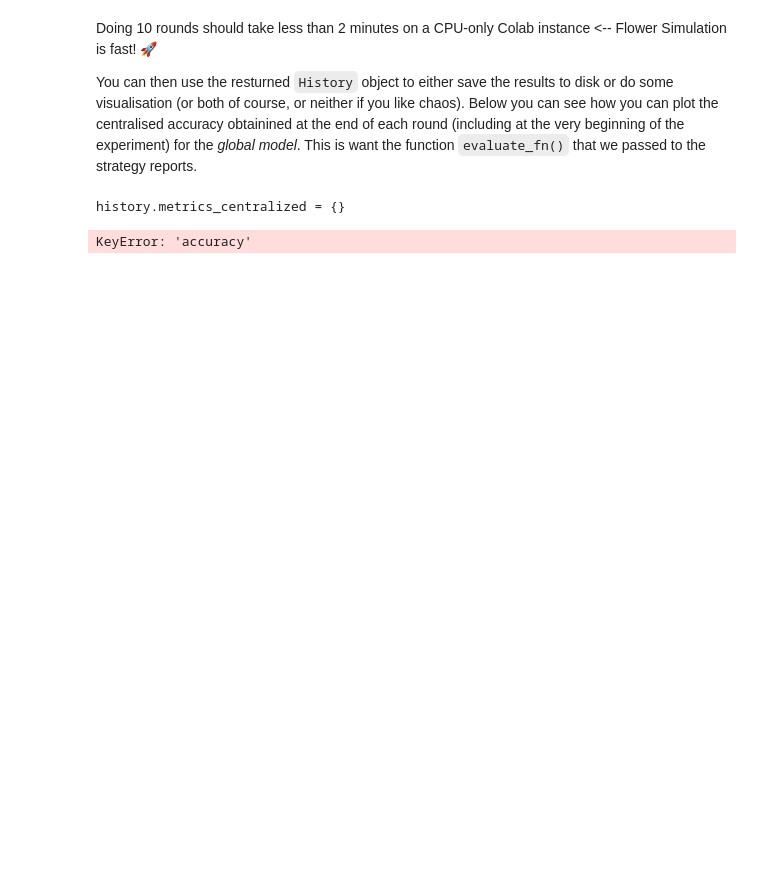
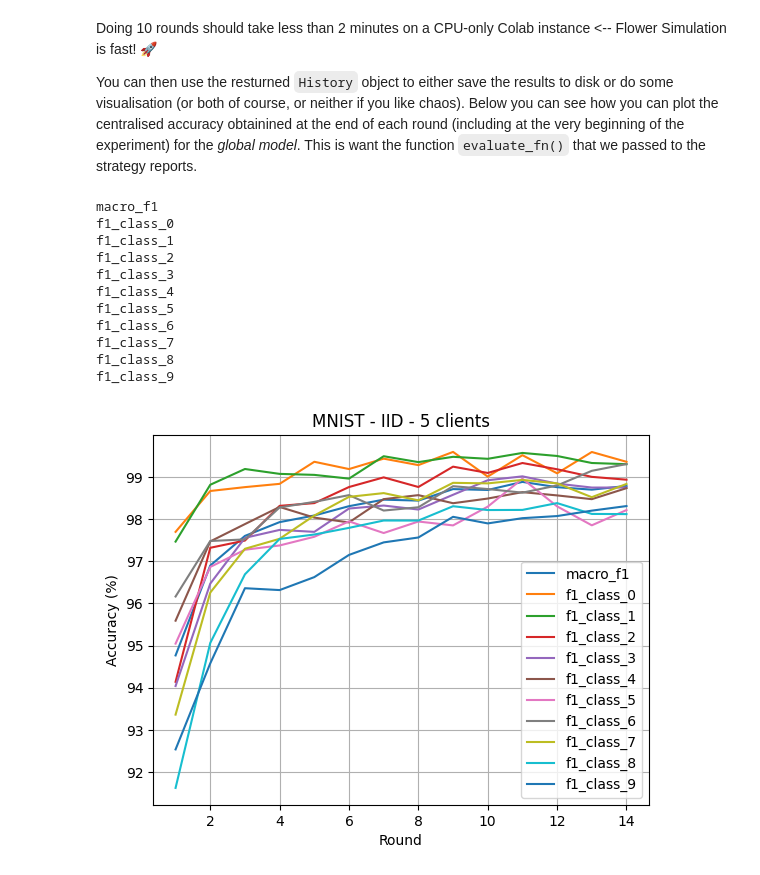
Before and after one commit to RICARDOMANZANOAMS/BoT-IoT-Flower, a Jupyter notebook: tutorial.ipynb, the cells around one changed output. Drawn from its saved outputs; the diff is of its cells as text; code cells hidden in the pictures; blank space fills up the shorter version.

Commit message:
Other metrics added to the framework such as f1 score. Change the output

```diff
--- a/tutorial.ipynb
+++ b/tutorial.ipynb
@@ -388,10 +424,10 @@ class FlowerClient(fl.client.NumPyClient):
         local validation set. Then return performance metrics."""
 
         self.set_parameters(parameters)
-        loss, accuracy = test(self.model, self.valloader) # <-------------------------- calls the `test` function, just what we did in the centralised setting (but this time using the client's local validation set)
+        loss, accuracy,macro_f1,f1_class_0, f1_class_1, f1_class_2, f1_class_3, f1_class_4, f1_class_5, f1_class_6, f1_class_7, f1_class_8, f1_class_9 = test(self.model, self.valloader) # <-------------------------- calls the `test` function, just what we did in the centralised setting (but this time using the client's local validation set)
 
         # send statistics back to the server
-        return float(loss), len(self.valloader), {'accuracy': accuracy}
+        return float(loss), len(self.valloader), {'accuracy': accuracy,'macro_f1':macro_f1,'f1_class_0':f1_class_0,'f1_class_1': f1_class_1,'f1_class_2': f1_class_2,'f1_class_3': f1_class_3,'f1_class_4': f1_class_4,'f1_class_5': f1_class_5,'f1_class_6': f1_class_6,'f1_class_7': f1_class_7,'f1_class_8': f1_class_8,'f1_class_9': f1_class_9}
 # %% [markdown]
 Spend a few minutes to inspect the `FlowerClient` class above. Please ask questions if there is something unclear !
 
@@ -496,7 +545,7 @@ Now we are ready to launch the FL experiment using Flower simulation:
 history = fl.simulation.start_simulation(
     client_fn=client_fn_callback, # a callback to construct a client
     num_clients=5, # total number of clients in the experiment
-    config=fl.server.ServerConfig(num_rounds=10), # let's run for 10 rounds
+    config=fl.server.ServerConfig(num_rounds=14), # let's run for 10 rounds
     strategy=strategy,# the strategy that will orchestrate the whole FL pipeline
 
 )
@@ -538,17 +595,40 @@ History (metrics, distributed, evaluate):
 Doing 10 rounds should take less than 2 minutes on a CPU-only Colab instance <-- Flower Simulation is fast! 🚀
 
 You can then use the resturned `History` object to either save the results to disk or do some visualisation (or both of course, or neither if you like chaos). Below you can see how you can plot the centralised accuracy obtainined at the end of each round (including at the very beginning of the experiment) for the _global model_. This is want the function `evaluate_fn()` that we passed to the strategy reports.
-# %%
-print(f"{history.metrics_centralized = }")
-
-global_accuracy_centralised = history.metrics_centralized['accuracy']
-round = [data[0] for data in global_accuracy_centralised]
-acc = [100.0*data[1] for data in global_accuracy_centralised]
-plt.plot(round, acc)
-plt.grid()
-plt.ylabel('Accuracy (%)')
-plt.xlabel('Round')
-plt.title('MNIST - IID - 5 clients')
-# %% [output]
-history.metrics_centralized = {}
-KeyError: 'accuracy'
+# %%
+#the output history can have 4 components
+#loss centralized: no need to aggregate, just a single value
+#metrics centralized: no need to aggregate, just a single value for each key  # code: history.metrics_centralized
+#loss distributed: can be automatically aggregated, strategy knows how
+#metrics distributed: must be aggregated, but can not be done automatica   # code: history.metrics_distributed
+# We are evaluating
+#print(f"{history.metrics_distributed = }")
+
+def plot_results(metric,label1):
+    round = [data[0] for data in metric]
+    acc = [100.0*data[1] for data in metric]
+    plt.plot(round, acc, label=label1)
+    plt.grid()
+    plt.ylabel('Accuracy (%)')
+    plt.xlabel('Round')
+    plt.title('MNIST - IID - 5 clients')
+    print(label1)
+    plt.legend()
+
+results_array=['macro_f1','f1_class_0','f1_class_1','f1_class_2','f1_class_3','f1_class_4','f1_class_5','f1_class_6','f1_class_7','f1_class_8','f1_class_9']
+for i in results_array:
+    global_accuracy_centralised = history.metrics_distributed[i]
+    plot_results(global_accuracy_centralised,i)
+# %% [output]
+macro_f1
+f1_class_0
+f1_class_1
+f1_class_2
+f1_class_3
+f1_class_4
+f1_class_5
+f1_class_6
+f1_class_7
+f1_class_8
+f1_class_9
+[figure, added]
```
Also changed, not shown: parts of 8 cells of this notebook.
